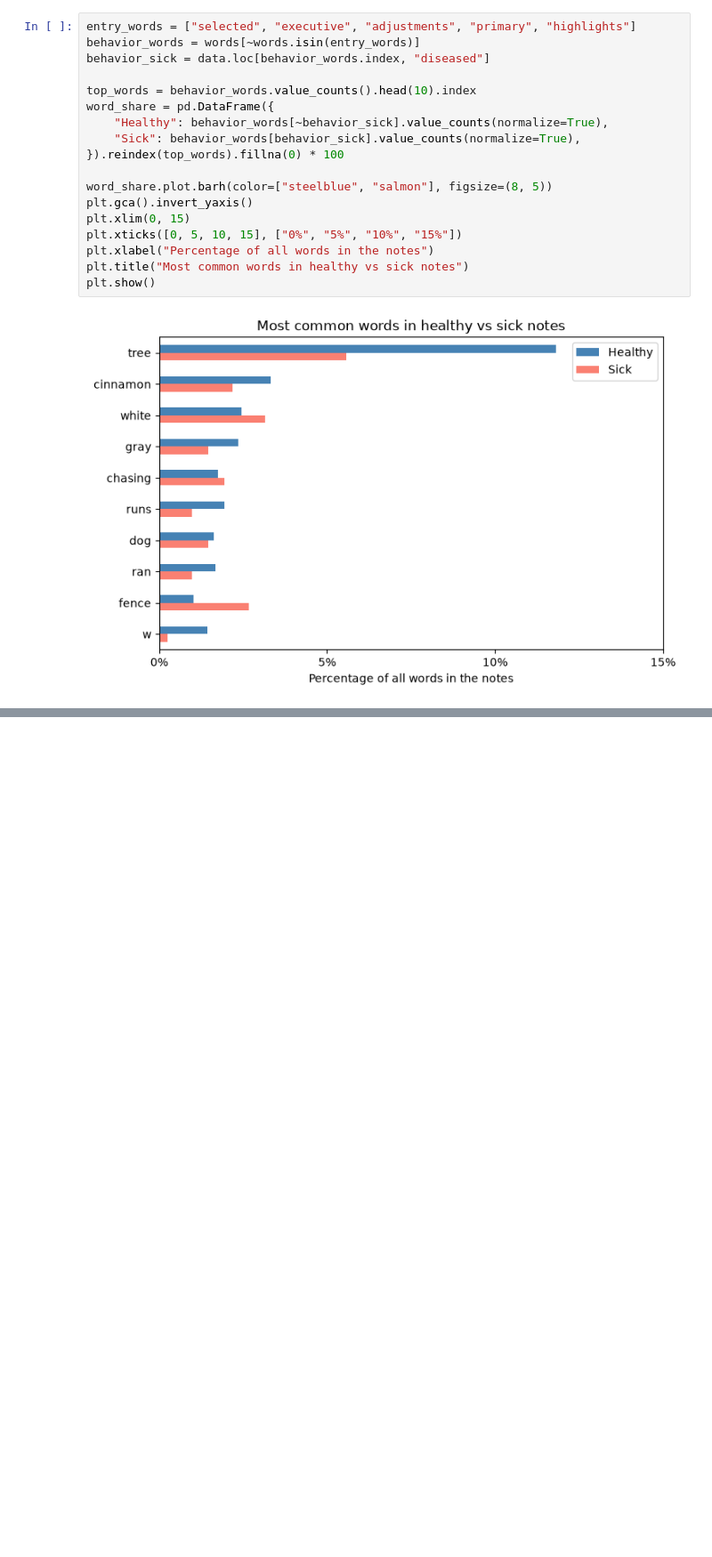
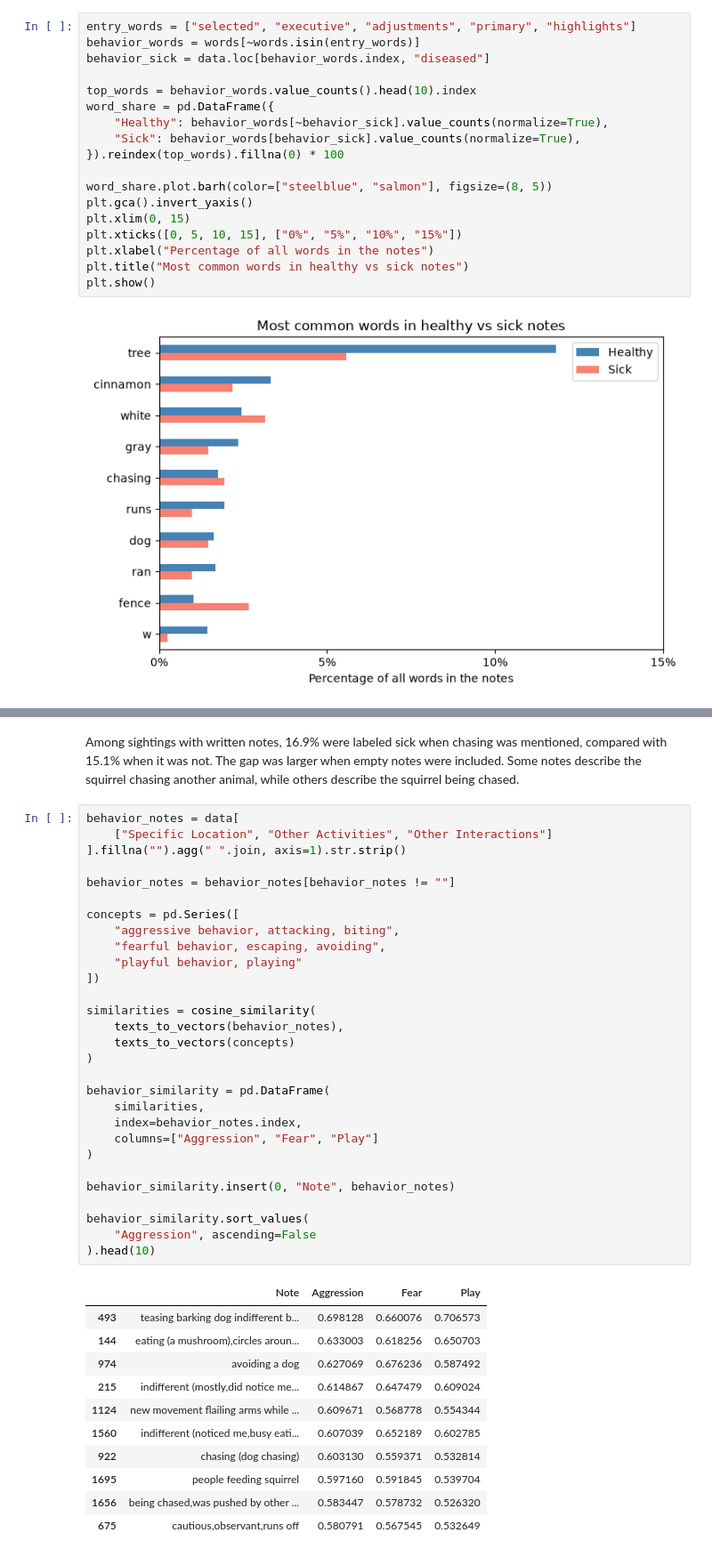
Before and after one commit to AJamell/Project2-NutosisMachineLearning, a Jupyter notebook: Nutosis - Exploration.ipynb, the cells around one changed output, grey strips where cells are left out. Shown at 89% size. Saved outputs shown, nothing was run; the diff lists cells and outputs as text; blank space fills up the shorter version.

Commit message:
Explore sighting notes for behavior and injury patterns and clarify findings

```diff
--- a/Nutosis - Exploration.ipynb
+++ b/Nutosis - Exploration.ipynb
@@ -412,0 +451,43 @@ The most common words for both sick and healthy contain the location, fur colors
+# %% [markdown]
+Among sightings with written notes, 16.9% were labeled sick when chasing was mentioned, compared with 15.1% when it was not. The gap was larger when empty notes were included. Some notes describe the squirrel chasing another animal, while others describe the squirrel being chased.
+# %%
+behavior_notes = data[
+    ["Specific Location", "Other Activities", "Other Interactions"]
+].fillna("").agg(" ".join, axis=1).str.strip()
+
+behavior_notes = behavior_notes[behavior_notes != ""]
+
+concepts = pd.Series([
+    "aggressive behavior, attacking, biting",
+    "fearful behavior, escaping, avoiding",
+    "playful behavior, playing"
+])
+
+similarities = cosine_similarity(
+    texts_to_vectors(behavior_notes),
+    texts_to_vectors(concepts)
+)
+
+behavior_similarity = pd.DataFrame(
+    similarities,
+    index=behavior_notes.index,
+    columns=["Aggression", "Fear", "Play"]
+)
+
+behavior_similarity.insert(0, "Note", behavior_notes)
+
+behavior_similarity.sort_values(
+    "Aggression", ascending=False
+).head(10)
+# %% [output]
+|  | Note | Aggression | Fear | Play |
+| 493 | teasing barking dog indifferent b... | 0.698128 | 0.660076 | 0.706573 |
+| 144 | eating (a mushroom),circles aroun... | 0.633003 | 0.618256 | 0.650703 |
+| 974 | avoiding a dog | 0.627069 | 0.676236 | 0.587492 |
+| 215 | indifferent (mostly,did notice me... | 0.614867 | 0.647479 | 0.609024 |
+| 1124 | new movement flailing arms while ... | 0.609671 | 0.568778 | 0.554344 |
+| 1560 | indifferent (noticed me,busy eati... | 0.607039 | 0.652189 | 0.602785 |
+| 922 | chasing (dog chasing) | 0.603130 | 0.559371 | 0.532814 |
+| 1695 | people feeding squirrel | 0.597160 | 0.591845 | 0.539704 |
+| 1656 | being chased,was pushed by other ... | 0.583447 | 0.578732 | 0.526320 |
+| 675 | cautious,observant,runs off | 0.580791 | 0.567545 | 0.532649 |
```
Also changed, not shown: parts of 17 cells of this notebook.
